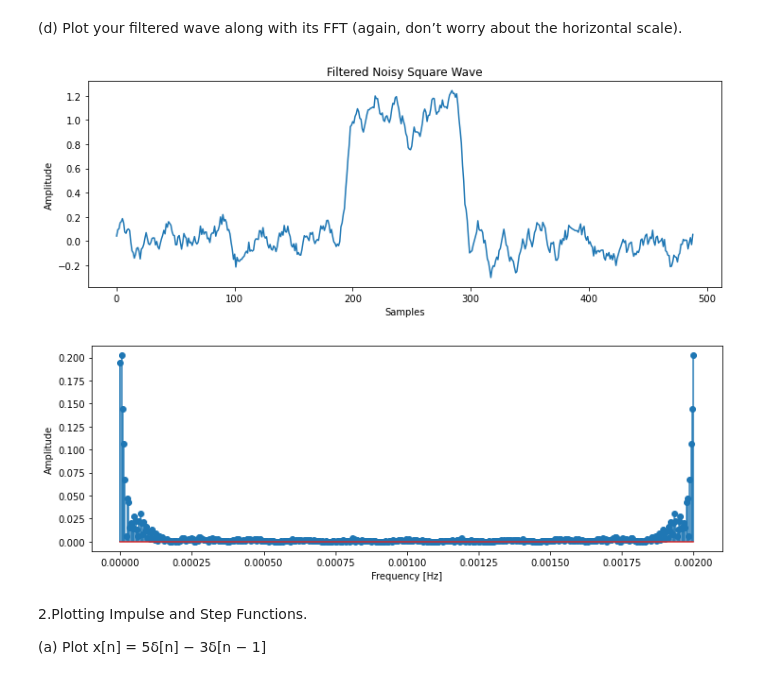
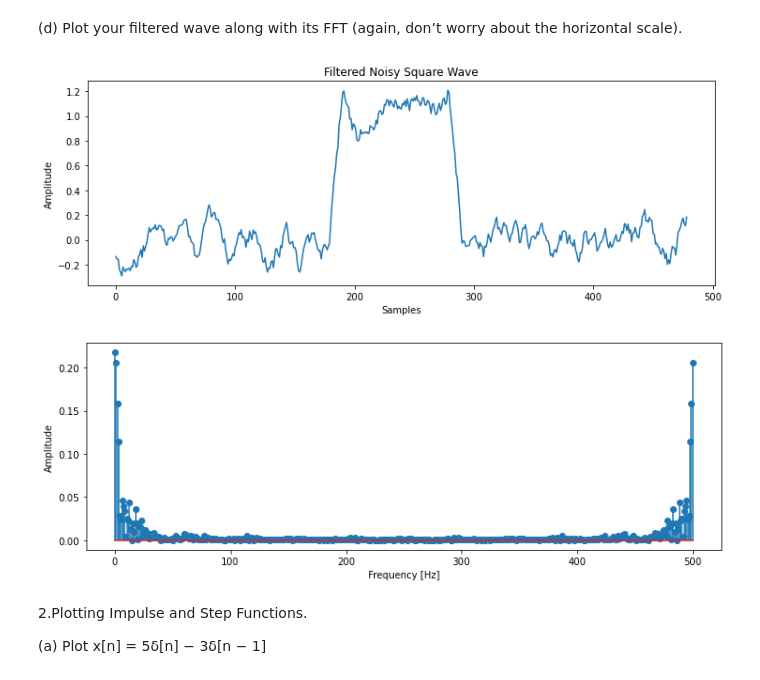
Before and after one commit to dcollie/P3700-SignalProcessing, a Jupyter notebook: P3700_WS3_Collie.ipynb, the cells around one changed output. Saved outputs shown, nothing was run; the diff lists cells and outputs as text; code cells hidden in the pictures.

```diff
--- a/P3700_WS3_Collie.ipynb
+++ b/P3700_WS3_Collie.ipynb
@@ -49,7 +59,7 @@ plt.show()
 where y[n] is your filtered output and x[n] is your input.
 # %%
 def eleven_point_ave(wave):
-    i = 0
+    i = 10
     filtered_wave = []
 
     # loop to add the 11 point averages to a list
@@ -60,9 +70,8 @@ def eleven_point_ave(wave):
         while (j < 11):
             sum_1 = sum_1 + wave[i + j]    # summing 11 sequential points as it moves one point over
             j += 1
-        filtered_wave.append(sum_1/11)   # divide the sum by 11 and save to a list
+        filtered_wave.append(sum_1/11)     # divide the sum by 11 and save to a list
         i+= 1
-
     return filtered_wave
 
 sq_wave_noisy_fltrd = eleven_point_ave(sq_wave_noisy)  # take 11 point average of the noisy sqare wave
@@ -71,23 +80,22 @@ sq_wave_noisy_fltrd = eleven_point_ave(sq_wave_noisy)  # take 11 point average o
 # %%
 plt.figure(figsize=(12,4))
 plt.plot(range(len(sq_wave_noisy_fltrd)),sq_wave_noisy_fltrd)
 plt.xlabel("Samples")
 plt.ylabel("Amplitude")
 plt.title("Filtered Noisy Square Wave")
 plt.show()
+
+fft_sq_wave = np.fft.fft(sq_wave_noisy_fltrd)        # Fourier transform of the sample and hold v
+N_1 = len(sq_wave_noisy_fltrd)
+f_1 = np.linspace(0, 500, N_1)
+plt.figure(figsize=(12,4))
+plt.ylabel("Amplitude")
+plt.xlabel("Frequency [Hz]")
+plt.stem(f_1,np.abs(fft_sq_wave)/N_1)
+plt.show()
 # %% [output]
-[figure, old version]
+[figure, new version]
+[figure, added]
-# %%
-fft_sq_wave = np.fft.fft(sq_wave_noisy_fltrd)        # Fourier transform of the sample and hold v
-N_1 = len(sq_wave_noisy_fltrd)
-f_1 = np.linspace(0, 1 / 500, N_1)
-plt.figure(figsize=(12,4))
-plt.ylabel("Amplitude")
-plt.xlabel("Frequency [Hz]")
-plt.stem(f_1,np.abs(fft_sq_wave)/N_1)
-plt.show()
-# %% [output]
-[figure, removed]
 # %% [markdown]
 2.Plotting Impulse and Step Functions.
 
```
Also changed, not shown: parts of 12 cells of this notebook, 9 other files.
